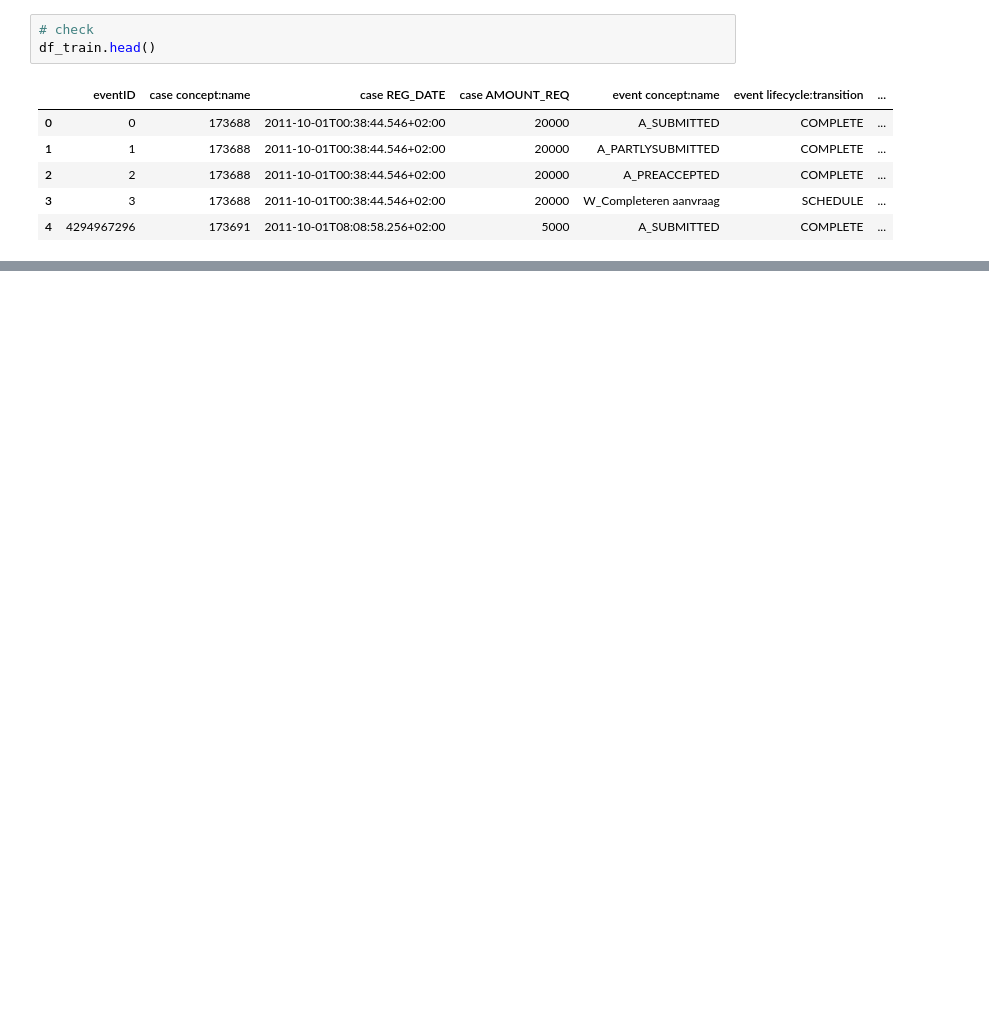
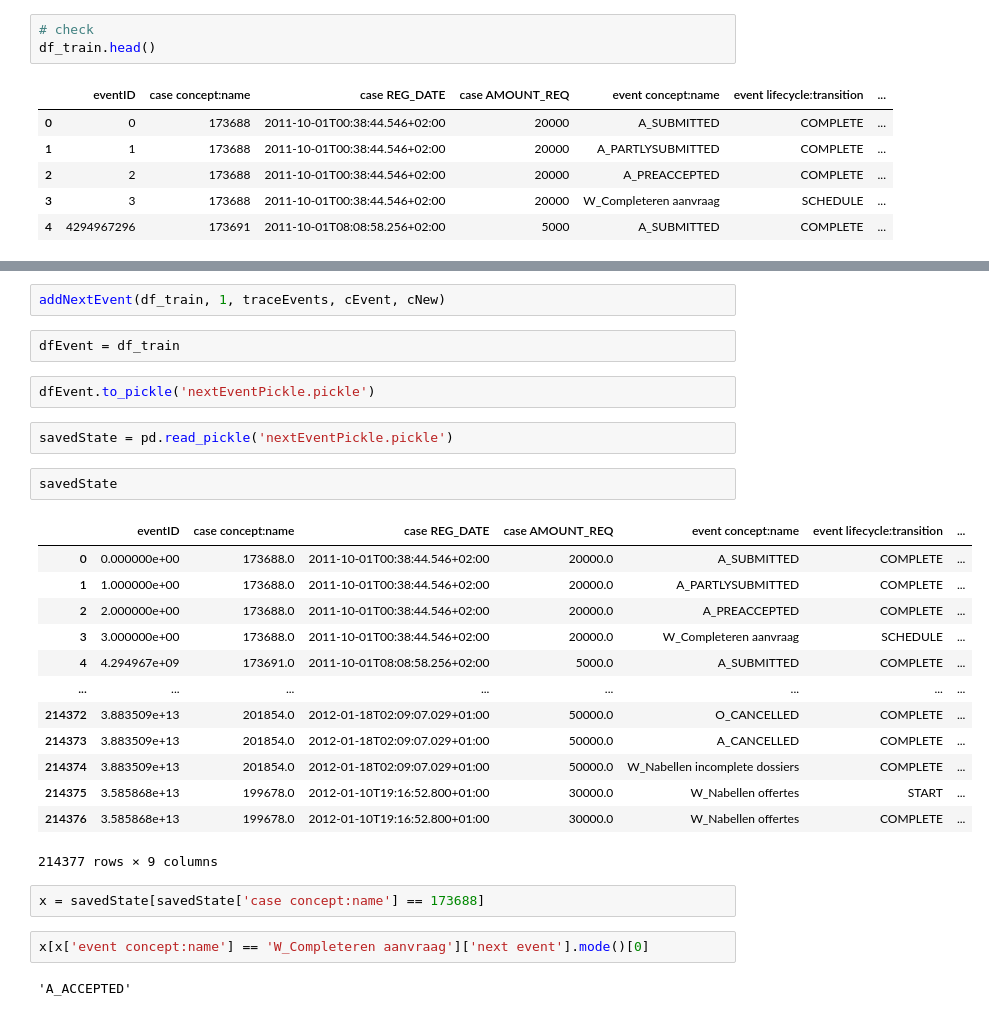
Before and after one commit to Cappa1/ProcessMining, a Jupyter notebook: Naive next Event.ipynb, the cells around one changed output, grey strips where cells are left out. Cells and saved outputs as stored; diff of their text form; blank space fills up the shorter version.

```diff
--- a/Naive next Event.ipynb
+++ b/Naive next Event.ipynb
@@ -83,0 +101,30 @@ df_train.head()
+# %%
+addNextEvent(df_train, 1, traceEvents, cEvent, cNew)
+# %%
+dfEvent = df_train
+# %%
+dfEvent.to_pickle('nextEventPickle.pickle')
+# %%
+savedState = pd.read_pickle('nextEventPickle.pickle')
+# %%
+savedState
+# %% [output]
+|  | eventID | case concept:name | case REG_DATE | case AMOUNT_REQ | event concept:name | event lifecycle:transition | ... |
+| 0 | 0.000000e+00 | 173688.0 | 2011-10-01T00:38:44.546+02:00 | 20000.0 | A_SUBMITTED | COMPLETE | ... |
+| 1 | 1.000000e+00 | 173688.0 | 2011-10-01T00:38:44.546+02:00 | 20000.0 | A_PARTLYSUBMITTED | COMPLETE | ... |
+| 2 | 2.000000e+00 | 173688.0 | 2011-10-01T00:38:44.546+02:00 | 20000.0 | A_PREACCEPTED | COMPLETE | ... |
+| 3 | 3.000000e+00 | 173688.0 | 2011-10-01T00:38:44.546+02:00 | 20000.0 | W_Completeren aanvraag | SCHEDULE | ... |
+| 4 | 4.294967e+09 | 173691.0 | 2011-10-01T08:08:58.256+02:00 | 5000.0 | A_SUBMITTED | COMPLETE | ... |
+| ... | ... | ... | ... | ... | ... | ... | ... |
+| 214372 | 3.883509e+13 | 201854.0 | 2012-01-18T02:09:07.029+01:00 | 50000.0 | O_CANCELLED | COMPLETE | ... |
+| 214373 | 3.883509e+13 | 201854.0 | 2012-01-18T02:09:07.029+01:00 | 50000.0 | A_CANCELLED | COMPLETE | ... |
+| 214374 | 3.883509e+13 | 201854.0 | 2012-01-18T02:09:07.029+01:00 | 50000.0 | W_Nabellen incomplete dossiers | COMPLETE | ... |
+| 214375 | 3.585868e+13 | 199678.0 | 2012-01-10T19:16:52.800+01:00 | 30000.0 | W_Nabellen offertes | START | ... |
+| 214376 | 3.585868e+13 | 199678.0 | 2012-01-10T19:16:52.800+01:00 | 30000.0 | W_Nabellen offertes | COMPLETE | ... |
+214377 rows × 9 columns
+# %%
+x = savedState[savedState['case concept:name'] == 173688]
+# %%
+x[x['event concept:name'] == 'W_Completeren aanvraag']['next event'].mode()[0]
+# %% [output]
+'A_ACCEPTED'
```
Also changed, not shown: parts of 19 cells of this notebook.
